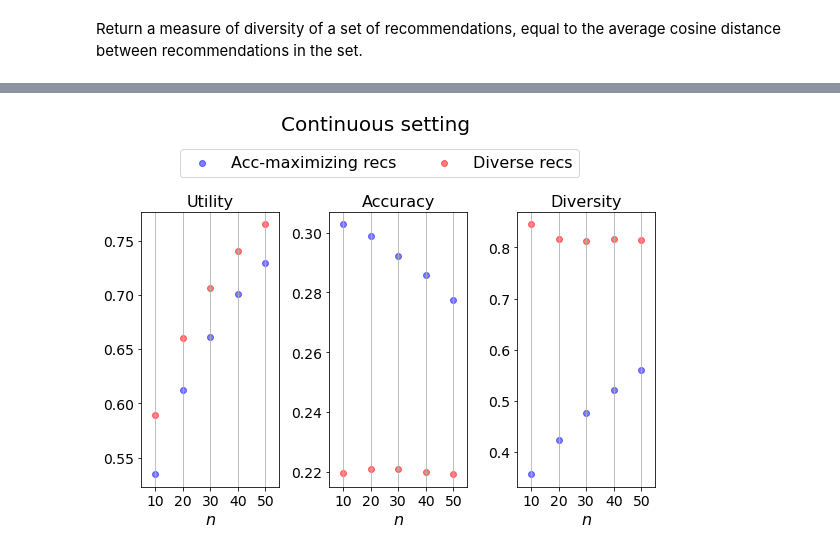
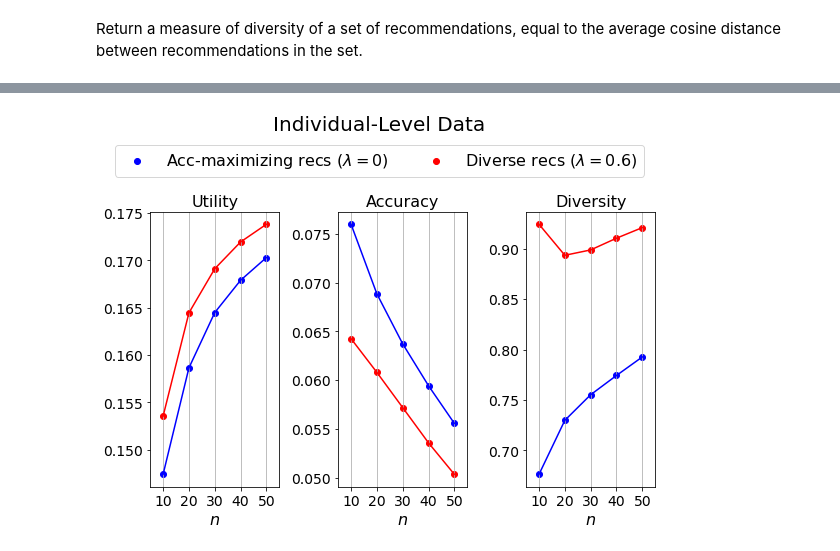
Before and after one commit to kennylpeng/diverse_recommendations, a Jupyter notebook: goodreads_experiment.ipynb, the cells around one changed output, grey strips where cells are left out. Cells and saved outputs as stored; diff of their text form; code cells hidden in the pictures.

```diff
--- a/goodreads_experiment.ipynb
+++ b/goodreads_experiment.ipynb
@@ -48,6 +48,7 @@ def normalize(v, phi=1):
        return v
     return v / (norm ** phi)
 
+book_vectors = np.array([v for v in book_vectors])
 book_vectors_normalized = np.array([normalize(v) for v in book_vectors])
 # %% [markdown]
 Compute a list of book interactions for each user. interactions_list[i] is a list of books that user i has interacted with.
@@ -60,11 +61,12 @@ for i in range(1000):
 Define a function to return a train and test set for a given user.
 # %%
 ''' return a train set of book indices, and a single test book index'''
-def get_train_test(user, size):
-    assert np.sum(interactions[user]) > size
-    train_moods = list(random.sample(interactions_list[user], size + 1))
-    test_mood = train_moods.pop(random.randint(0, size))
-    return train_moods, test_mood
+def get_train_test(user, train_size, test_size=1):
+    assert np.sum(interactions[user]) >= train_size + test_size
+    train_moods = list(random.sample(interactions_list[user], train_size + test_size))
+    test_moods = train_moods[train_size:]
+    train_moods = train_moods[:train_size]
+    return train_moods, test_moods
 
 train_moods, test_mood = get_train_test(1, 10)
 print(train_moods, test_mood)
@@ -224,32 +261,43 @@ Make plot.
 # %%
 fig, (ax1, ax2, ax3) = plt.subplots(1, 3, figsize=(8,6))
-
-ns = [10, 20, 30, 40, 50]
 
 for ax in [ax1, ax2, ax3]:
     ax.grid(axis='x')
     ax.set_xticks(ns)
     ax.tick_params(labelsize=14)
     ax.set_xlim(5,55)
     ax.set_xlabel(r'$n$', fontsize=16)
 
-ax2.scatter(ns, acc_means, color='blue', alpha = 0.5, label='Acc-maximizing recs')
-ax2.scatter(ns, acc_means_diverse, color='red', alpha = 0.5, label='Diverse recs')
+accs_means_n_baseline = [accs_means_n[i][0] for i, _ in enumerate(ns)]
+utils_means_n_baseline = [utils_means_n[i][0] for i, _ in enumerate(ns)]
+divs_means_n_baseline = [divs_means_n[i][0] for i, _ in enumerate(ns)]
+accs_means_n_utilmax = [accs_means_n[i][12] for i, _ in enumerate(ns)]
+utils_means_n_utilmax = [utils_means_n[i][12] for i, _ in enumerate(ns)]
+divs_means_n_utilmax = [divs_means_n[i][12] for i, _ in enumerate(ns)]
+
+ax1.scatter(ns, utils_means_n_baseline, color='blue', alpha = 1)
+ax1.plot(ns, utils_means_n_baseline, color='blue', alpha = 1)
+ax1.scatter(ns, utils_means_n_utilmax, color='red', alpha = 1)
+ax1.plot(ns, utils_means_n_utilmax, color='red', alpha = 1)
+ax1.set_title('Utility', fontsize=16)
+
+ax2.scatter(ns, accs_means_n_baseline, color='blue', alpha = 1, label=r'Acc-maximizing recs $(\lambda=0)$')
+ax2.plot(ns, accs_means_n_baseline, color='blue', alpha = 1)
+ax2.scatter(ns, accs_means_n_utilmax, color='red', alpha = 1, label=r'Diverse recs $(\lambda=0.6)$')
+ax2.plot(ns, accs_means_n_utilmax, color='red', alpha = 1)
 ax2.set_title('Accuracy', fontsize=16)
 
-ax1.scatter(ns, utility_means, color='blue', alpha = 0.5)
-ax1.scatter(ns, utility_means_diverse, color='red', alpha = 0.5)
-ax1.set_title('Utility', fontsize=16)
-
-ax3.scatter(ns, div_means, color='blue', alpha = 0.5)
-ax3.scatter(ns, div_means_diverse, color='red', alpha = 0.5)
+ax3.scatter(ns, divs_means_n_baseline, color='blue', alpha = 1)
+ax3.plot(ns, divs_means_n_baseline, color='blue', alpha = 1)
+ax3.scatter(ns, divs_means_n_utilmax, color='red', alpha = 1)
+ax3.plot(ns, divs_means_n_utilmax, color='red', alpha = 1)
 ax3.set_title('Diversity', fontsize=16)
 
 fig.legend(fontsize=16, loc="lower center", ncol = 2, bbox_to_anchor=(0.5, 0.82))
 
-fig.suptitle('Continuous setting \n\n', fontsize=20)
+fig.suptitle('Individual-Level Data\n\n', fontsize=20)
 fig.tight_layout(pad=1.2)
-plt.savefig('goodreads.png', dpi=300)
+plt.savefig('goodreads_individual.png', dpi=300)
 plt.show()
 # %% [output]
-[figure, old version]
+[figure, new version]
```
Also changed, not shown: parts of 28 cells of this notebook, 1 other file.
